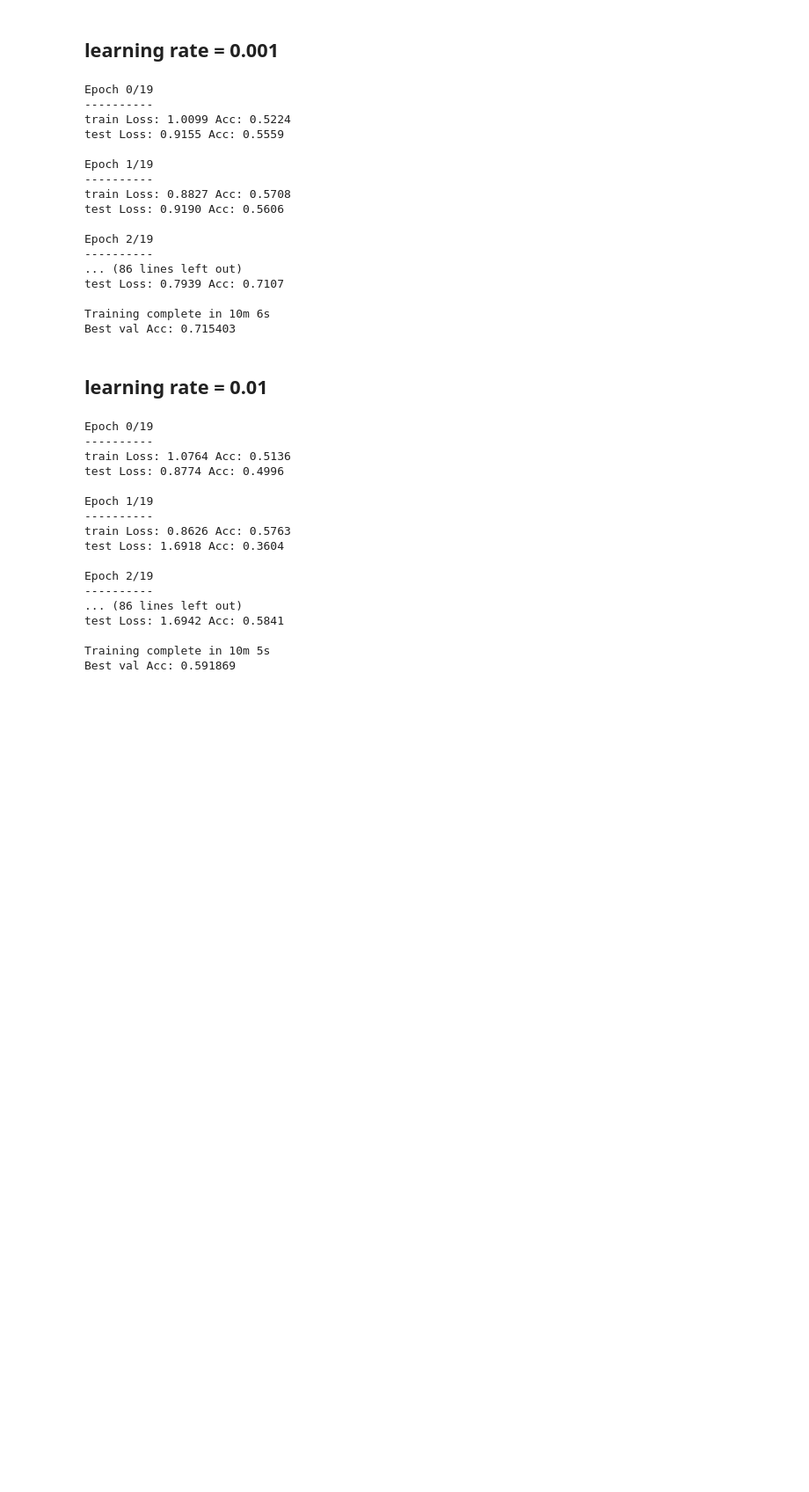
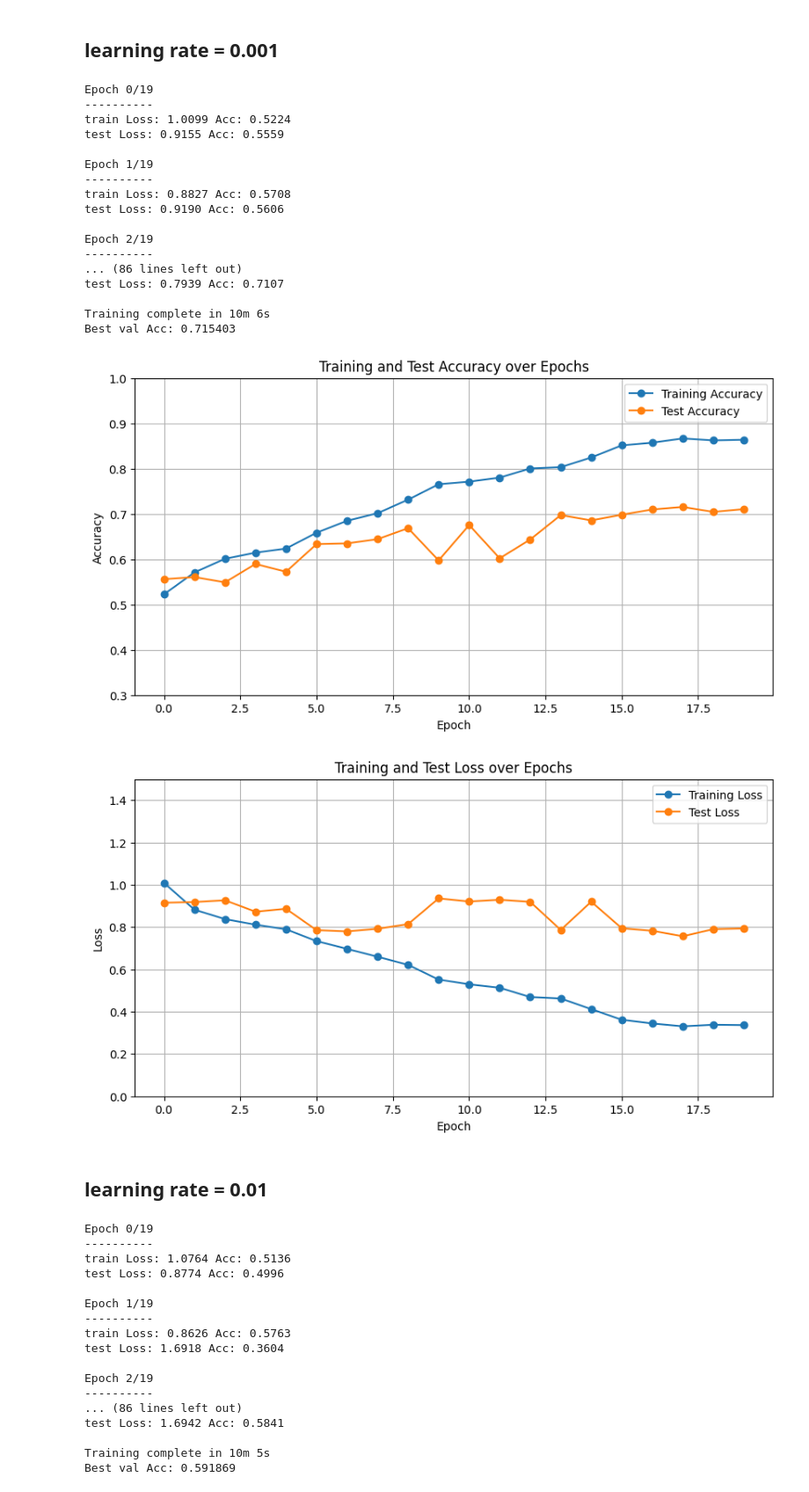
Before and after one commit to jamesz102/Enhanced-Alzheimer-s-Disease-Detection-Model, a Jupyter notebook: ds301_project.ipynb, the cells around one changed output. Shown: that part at 88% size. Drawn from its saved outputs; the diff is of its cells as text; code cells hidden in the pictures; blank space fills up the shorter version.

```diff
--- a/ds301_project.ipynb
+++ b/ds301_project.ipynb
@@ -453,6 +491,37 @@ test Loss: 0.7939 Acc: 0.7107
 
 Training complete in 10m 6s
 Best val Acc: 0.715403
+# %%
+epochs = list(range(20))
+train_accuracy = [0.5224, 0.5708, 0.6009, 0.6145, 0.6235, 0.6585, 0.6848, 0.7016, 0.7315, 0.7655, 0.7713, 0.7801, 0.8004, 0.8032, 0.8246, 0.8514, 0.8573, 0.8666, 0.8623, 0.8637]
+test_accuracy = [0.5559, 0.5606, 0.5489, 0.5895, 0.5723, 0.6333, 0.6349, 0.6443, 0.6685, 0.5973, 0.6755, 0.6020, 0.6435, 0.6974, 0.6857, 0.6982, 0.7099, 0.7154, 0.7045, 0.7107]
+train_loss = [1.0099, 0.8827, 0.8383, 0.8117, 0.7900, 0.7341, 0.6973, 0.6601, 0.6217, 0.5520, 0.5297, 0.5134, 0.4693, 0.4626, 0.4122, 0.3619, 0.3443, 0.3309, 0.3383, 0.3366]
+test_loss = [0.9155, 0.9190, 0.9272, 0.8732, 0.8870, 0.7859, 0.7799, 0.7924, 0.8142, 0.9361, 0.9215, 0.9297, 0.9199, 0.7869, 0.9205, 0.7947, 0.7828, 0.7569, 0.7906, 0.7939]
+
+plt.figure(figsize=(10, 5))
+plt.plot(epochs, train_accuracy, marker='o', label='Training Accuracy')
+plt.plot(epochs, test_accuracy, marker='o', label='Test Accuracy')
+plt.title('Training and Test Accuracy over Epochs')
+plt.xlabel('Epoch')
+plt.ylabel('Accuracy')
+plt.grid(True)
+plt.ylim(0.3, 1)
+plt.legend()
+plt.show()
+
+plt.figure(figsize=(10, 5))
+plt.plot(epochs, train_loss, marker='o', label='Training Loss')
+plt.plot(epochs, test_loss, marker='o', label='Test Loss')
+plt.title('Training and Test Loss over Epochs')
+plt.xlabel('Epoch')
+plt.ylabel('Loss')
+plt.ylim(0, 1.5)
+plt.grid(True)
+plt.legend()
+plt.show()
+# %% [output]
+[figure, added]
+[figure, added]
 # %% [markdown]
 ## learning rate = 0.01
 # %%
```
Also changed, not shown: parts of 20 cells of this notebook.
